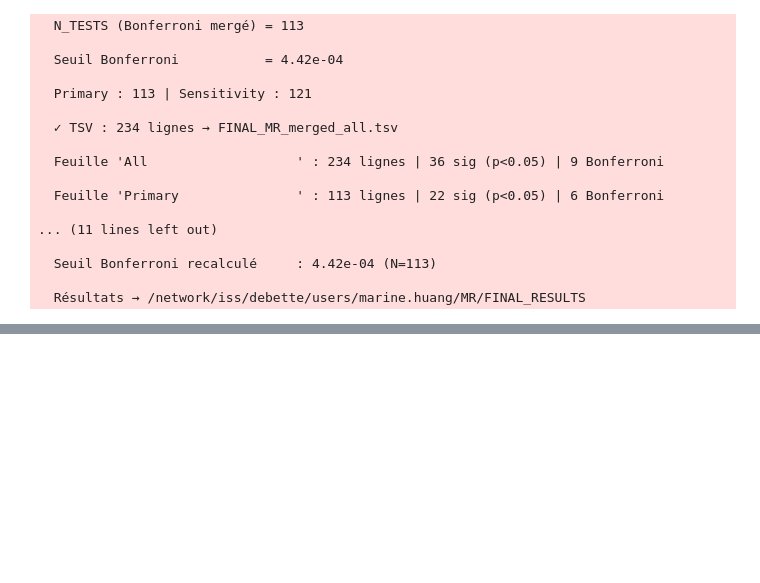
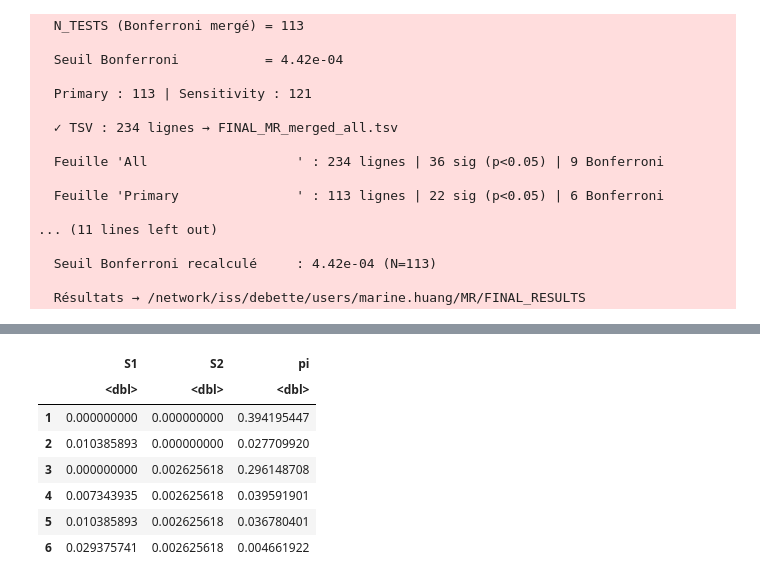
Before and after one commit to user23518/MR-Scripts, a Jupyter notebook: MR/Bidirectional_MR/Bidirectional_MR.ipynb, the cells around one changed output, grey strips where cells are left out. Saved outputs shown, nothing was run; the diff lists cells and outputs as text; code cells hidden in the pictures; blank space fills up the shorter version.

```diff
--- a/MR/Bidirectional_MR/Bidirectional_MR.ipynb
+++ b/MR/Bidirectional_MR/Bidirectional_MR.ipynb
@@ -3803,0 +3806,91 @@ message(sprintf("  Résultats → %s", OUTDIR_MERGED))
+# %%
+library(cause)
+library(readr)
+library(dplyr)
+library(data.table)
+
+# ── 1. Charger les GWAS ───────────────────────────────────────────────────────
+X1 <- data.table::fread("/network/iss/debette/users/marine.huang/Data/MR_EUR_datasets/NON_UKBiobank/AD_nicolas2025/ad_nicolas2025_hg38.gwaslab.tsv.gz")
+X2 <- data.table::fread("/network/iss/debette/users/marine.huang/Data/MR_EUR_datasets/UKBiobank/sumstats_shiva_total_wmh_ball_dint.tsv")
+
+# ── 2. Charger les rsIDs instruments ─────────────────────────────────────────
+# RSID_file est un vecteur de caractères, pas un data.frame → pas de $rsid
+RSID_file <- readLines("/network/iss/debette/users/marine.huang/MR/results/2SMR/WMH_Shiva_to_Alzheimer_s_disease__Nicolas_2025__IVs_after_steiger.txt")
+RSID_file  # vecteur
+
+# ── 3. Renommer les colonnes au format CAUSE ──────────────────────────────────
+# CAUSE attend : snp, beta_hat, seb, A1, A2
+# gwaslab fournit : rsID, BETA, SE, EA, NEA
+
+X1_cause <- X1 %>%
+  filter(!is.na(rsID) & rsID != "") %>%
+  transmute(
+    snp      = rsID,
+    beta_hat = BETA,
+    seb      = SE,
+    A1       = EA,
+    A2       = NEA
+  )
+
+X2_cause <- X2 %>%
+  filter(!is.na(rsID) & rsID != "") %>%
+  transmute(
+    snp      = rsID,
+    beta_hat = BETA,
+    seb      = SE,
+    A1       = EA,
+    A2       = NEA
+  )
+
+# ── 4. Fusionner les deux GWAS (harmonisation allélique automatique) ──────────
+# gwas_merge aligne les allèles et ne garde que les SNPs communs
+X <- gwas_merge(
+  X1_cause, X2_cause,
+  snp_name_cols   = c("snp",      "snp"),
+  beta_hat_cols   = c("beta_hat", "beta_hat"),
+  se_cols         = c("seb",      "seb"),
+  A1_cols         = c("A1",       "A1"),
+  A2_cols         = c("A2",       "A2")
+)
+
+cat(sprintf("SNPs après merge : %d\n", nrow(X)))
+
+# ── 5. Nuisance parameters (sur 1M SNPs aléatoires) ──────────────────────────
+set.seed(100)
+varlist <- with(X, sample(snp, size = min(1000000, nrow(X)), replace = FALSE))
+params  <- est_cause_params(X, varlist)
+
+cat("rho :", params$rho, "\n")
+head(params$mix_grid)
+
+# ── 6. Instruments (top_vars = rsIDs issus du 2SMR) ──────────────────────────
+
+top_vars <- RSID_file
+cat(sprintf("Instruments disponibles dans X : %d / %d\n", length(top_vars), length(RSID_file)))
+
+# ── 7. Lancer CAUSE ──────────────────────────────────────────────────────────
+# WMH Shiva (X2) → AD (X1) : X2 = exposition, X1 = outcome
+# dans gwas_merge : X1 = trait 1 (beta_hat_1), X2 = trait 2 (beta_hat_2)
+# direction WMH → AD : X2 est l'exposition donc on inverse ici
+
+cause_res <- cause(
+  X        = X,
+  variants = top_vars,
+  param_ests = params,
+  qalpha   = 1,
+  qbeta    = 2,
+  pval_thresh = 5e-8
+)
+
+# ── 8. Résultats ──────────────────────────────────────────────────────────────
+summary(cause_res)
+
+# Comparaison des modèles (sharing vs causal)
+cause_res$elpd
+
+# Tableau des estimés
+cause_res$causal$estimates
+
+# ── 9. Plots ──────────────────────────────────────────────────────────────────
+plot(cause_res)
+# %% [output]
@@ -3803,0 +3932,8 @@ message(sprintf("  Résultats → %s", OUTDIR_MERGED))
+|  | S1 | S2 | pi |
+|  | <dbl> | <dbl> | <dbl> |
+| 1 | 0.000000000 | 0.000000000 | 0.394195447 |
+| 2 | 0.010385893 | 0.000000000 | 0.027709920 |
+| 3 | 0.000000000 | 0.002625618 | 0.296148708 |
+| 4 | 0.007343935 | 0.002625618 | 0.039591901 |
+| 5 | 0.010385893 | 0.002625618 | 0.036780401 |
+| 6 | 0.029375741 | 0.002625618 | 0.004661922 |
```
Also changed, not shown: parts of 2 cells of this notebook, 3 other files.
